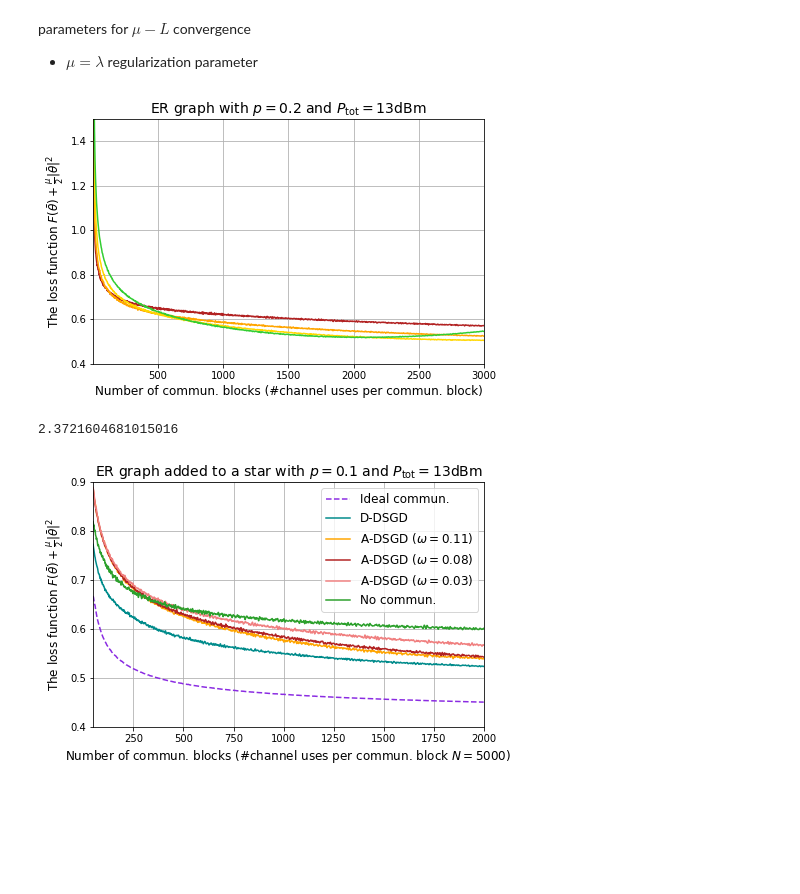
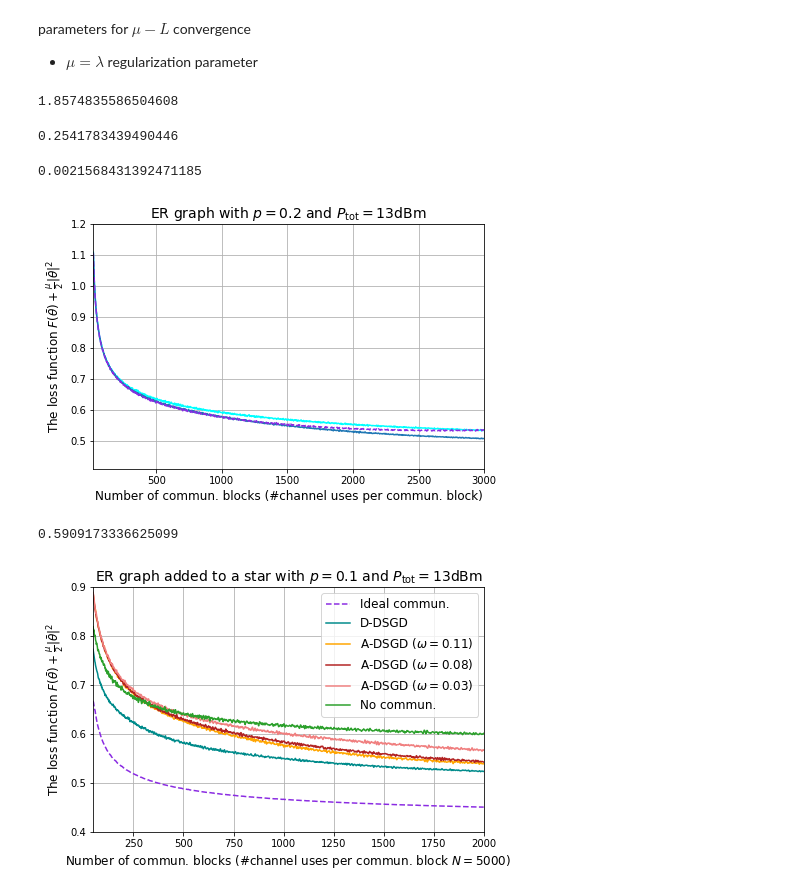
Before and after one commit to Fuzzy-Face/JSAC_FL, a Jupyter notebook: temp.ipynb, the cells around one changed output. Drawn from its saved outputs; the diff is of its cells as text; code cells hidden in the pictures; blank space fills up the shorter version.

```diff
--- a/temp.ipynb
+++ b/temp.ipynb
@@ -32,8 +32,8 @@ kappa = L / mu
 gb = .1 # as the norm bound G for gradient
 K = 20
 d = 7850
-N = 1e4
-M= 2
+N = 19953
+M= 5
 m = N/(2*M) # N/(2*M), where 2M is the total number of scheduling slots for M-round 'star-like' commun.
 rho = 1e6 #average SNR ~40dB
 
@@ -47,7 +47,7 @@ while alg_connect < 1e-4:
 #     G.add_edges_from(ER.edges())
     G = net.erdos_renyi_graph(K, p, seed = next(seeds))
     pos = net.spring_layout(G)
-    LP = np.array(net.laplacian_matrix(G).todense())
+    LP = np.array(net.laplacian_matrix(G, nodelist = range(K)).todense())
     D, _ = np.linalg.eigh(LP) # eigenvalues are assumed given in an ascending order
     alg_connect = D[1]
 alpha = 2 / (D[K-1] + D[1])
@@ -78,6 +78,18 @@ eta = lambda t: D / (2*np.sqrt(2) * gb) * c / (t/a_prime+1)
 # a1, a3 = lambda t: 2/p(t), lambda t: 2/p(t)
 a2 = lambda t: delta*zeta(t) / 2
 a4 = omega/2
+# %%
+beta
+# %% [output]
+1.8574835586504608
+# %%
+omega
+# %% [output]
+0.2541783439490446
+# %%
+zeta_ini
+# %% [output]
+0.0021568431392471185
 # %%
 # Set distances among any pair of nodes
 d_min = 50
@@ -126,19 +138,19 @@ losseses = pickle.load( open('../repo_jv/data/pair-wise/losseses_SCHEME_5_P_1.00
 losseses = np.array(losseses)
 df3 = pd.DataFrame(losseses[0], columns = ['Device_{}'.format(i + 1) for i in range(K)] )
 
-losseses = pickle.load( open('../repo_jv/data/pair-wise/losseses_SCHEME_5_P_1.75_N_19953_rho_a_3498.54_zeta0_0.0100_rho_a_prime_1.75.pkl', 'rb') )
+losseses = pickle.load( open('../repo_jv/data/pair-wise/losseses_SCHEME_5_P_1.50_N_19953_rho_a_3000.00_zeta0_0.0100_rho_a_prime_1.50.pkl', 'rb') )
 losseses = np.array(losseses)
 df4 = pd.DataFrame(losseses[0], columns = ['Device_{}'.format(i + 1) for i in range(K)] )
 
-losseses = pickle.load( open('../repo_jv/data/pair-wise/losseses_SCHEME_5_P_0.02_N_19952_rho_a_2000.00_zeta0_0.0100_rho_a_prime_0.80.pkl', 'rb') )
+losseses = pickle.load( open('../repo_jv/data/pair-wise/losseses_SCHEME_5_P_0.02_N_19952_rho_a_2000.00_zeta0_0.0100_rho_a_prime_0.80_star.pkl', 'rb') )
 losseses = np.array(losseses)
 df5 = pd.DataFrame(losseses[0], columns = ['Device_{}'.format(i + 1) for i in range(K)] )
 
-losseses = pickle.load( open('../repo_jv/data/pair-wise/losseses_SCHEME_5_P_0.02_N_3162_rho_a_2000.00_zeta0_0.0100_rho_a_prime_0.80.pkl', 'rb') )
+losseses = pickle.load( open('../repo_jv/data/pair-wise/losseses_SCHEME_5_P_0.02_N_19952_rho_a_2000.00_zeta0_0.0100_rho_a_prime_0.80.pkl', 'rb') )
 losseses = np.array(losseses)
 df6 = pd.DataFrame(losseses[0], columns = ['Device_{}'.format(i + 1) for i in range(K)] )
 
-losseses = pickle.load( open('../repo_jv/data/losseses_SCHEME_1_eta0_2.00_zeta0_1.00_10-0.pkl', 'rb') )
+losseses = pickle.load( open('../repo_jv/data/pair-wise/losseses_SCHEME_5_P_0.02_N_19952_rho_a_2000.00_zeta0_0.0100_rho_a_prime_0.80_2D-torus.pkl', 'rb') )
 losseses = np.array(losseses)
 df7 = pd.DataFrame(losseses[0], columns = ['Device_{}'.format(i + 1) for i in range(K)] )
 
@@ -147,30 +159,30 @@ df7 = pd.DataFrame(losseses[0], columns = ['Device_{}'.format(i + 1) for i in ra
 # df8 = pd.DataFrame(losseses[0], columns = ['Device_{}'.format(i + 1) for i in range(K)] )
 # %%
 fig, ax = plt.subplots(figsize = (7.0,4.5))
-df1.rolling(window = 5).mean().mean(axis = 1).plot(color = 'firebrick', label = 'D-DSGD')
-df2.rolling(window = 5).mean().mean(axis = 1).plot(color = 'orange', label = 'TDMA-based D-DSGD')
-df3.rolling(window = 5).mean().mean(axis = 1).plot(color = 'gold', label = 'A-DSGD')
-df4.rolling(window = 5).mean().mean(axis = 1).plot(color = 'limegreen', label = 'TDMA-based A-DSGD')
-# df5.rolling(window = 5).mean().mean(axis = 1).plot(color = 'cyan', label = 'TDMA-based A-DSGD')
-# df6.rolling(window = 5).mean().mean(axis = 1).plot(color = 'tab:blue', label = 'TDMA-based A-DSGD')
-# df7.rolling(window = 5).mean().mean(axis = 1).plot(style = '--', color = 'blueviolet', label = 'Ideal commun.')
+# df1.rolling(window = 5).mean().mean(axis = 1).plot(color = 'firebrick', label = 'D-DSGD')
+# df2.rolling(window = 5).mean().mean(axis = 1).plot(color = 'orange', label = 'TDMA-based D-DSGD')
+# df3.rolling(window = 5).mean().mean(axis = 1).plot(color = 'gold', label = 'A-DSGD')
+# df4.rolling(window = 5).mean().mean(axis = 1).plot(color = 'limegreen', label = 'TDMA-based A-DSGD')
+df5.rolling(window = 5).mean().mean(axis = 1).plot(color = 'cyan', label = 'TDMA-based A-DSGD')
+df6.rolling(window = 5).mean().mean(axis = 1).plot(color = 'tab:blue', label = 'TDMA-based A-DSGD')
+df7.rolling(window = 5).mean().mean(axis = 1).plot(style = '--', color = 'blueviolet', label = 'Ideal commun.')
 # df8.rolling(window = 5).mean().mean(axis = 1).plot(color = 'tab:green', label = 'No commun.')
 
 plt.xlabel(r'Number of commun. blocks (#channel uses per commun. block)', fontsize = 12)
 plt.ylabel(r'The loss function $F(\bar{\theta}) + \frac{\mu}{2}\|\bar{\theta}\|^2$', fontsize = 12)
 plt.title(r'ER graph with $p = 0.2$ and $P_{\rm tot} = 13$dBm', fontsize = 14)
-plt.xlim((5, 3000))
-plt.ylim((0.4, 1.50))
+plt.xlim((20, 3000))
+plt.ylim((0.41, 1.20))
 plt.grid()
 # plt.legend(loc = 'upper right', fontsize = 12)
 # plt.savefig('C:/Users/Helen/documents/visiting_research@KCL/D2D_DSGD/repo_jv/fig/comp_loss_vs_commun_small_N.pdf',format='pdf', dpi=600)
 plt.show()
 # %% [output]
-[figure, old version]
+[figure, new version]
 # %%
-df3.rolling(window = 5).mean().mean(axis = 1).min()
+df5.rolling(window = 5).mean().mean(axis = 1)[1000]
 # %% [output]
-2.3721604681015016
+0.5909173336625099
 # %%
 # For an ER graph of connectivity probability of p = 0.10 generated based on a STAR
 # standard DSGD
```
Also changed, not shown: 3 other files.
